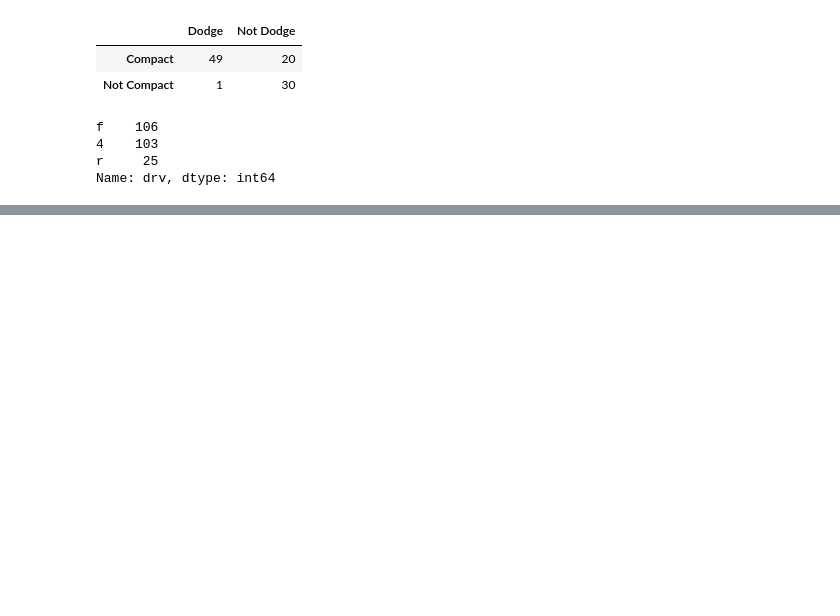
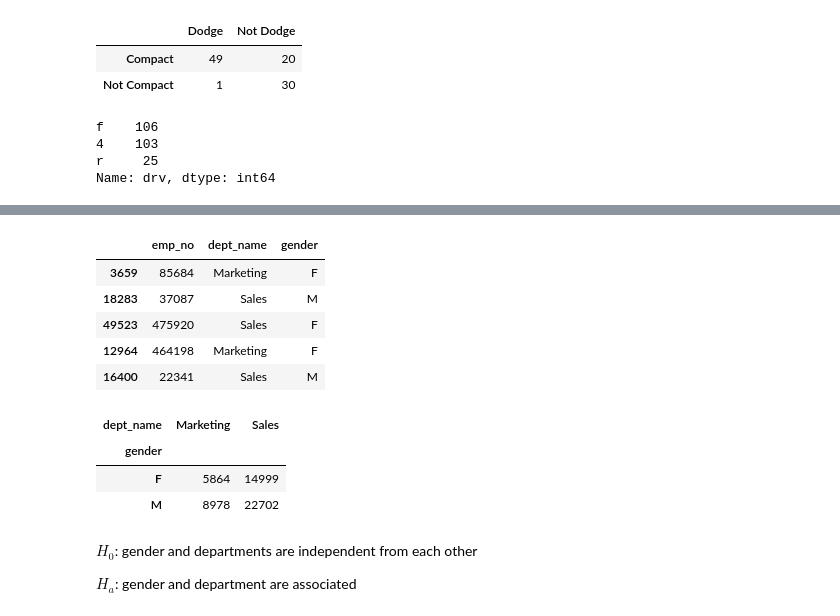
Before and after one commit to DesireeMcElroy/statistics-exercises, a Jupyter notebook: hypothesis_testing.ipynb, the cells around one changed output, grey strips where cells are left out. Saved outputs shown, nothing was run; the diff lists cells and outputs as text; code cells hidden in the pictures; blank space fills up the shorter version.

```diff
--- a/hypothesis_testing.ipynb
+++ b/hypothesis_testing.ipynb
@@ -730,0 +731,29 @@ managers.sample(5)
+# %%
+df = pd.read_sql("""
+SELECT emp_no, dept_name, gender
+FROM dept_emp
+JOIN departments USING (dept_no)
+JOIN employees USING(emp_no)
+WHERE (dept_emp.to_date LIKE '9999%') AND (dept_name = 'Sales' OR dept_name = 'Marketing');
+""", url)
+# %%
+df.sample(5)
+# %% [output]
+|  | emp_no | dept_name | gender |
+| 3659 | 85684 | Marketing | F |
+| 18283 | 37087 | Sales | M |
+| 49523 | 475920 | Sales | F |
+| 12964 | 464198 | Marketing | F |
+| 16400 | 22341 | Sales | M |
+# %%
+observed = pd.crosstab(df.gender, df.dept_name)
+observed
+# %% [output]
+| dept_name | Marketing | Sales |
+| gender |  |  |
+| F | 5864 | 14999 |
+| M | 8978 | 22702 |
+# %% [markdown]
+${H_0}$: gender and departments are independent from each other
+
+${H_a}$: gender and department are associated
```
Also changed, not shown: parts of 26 cells of this notebook.
